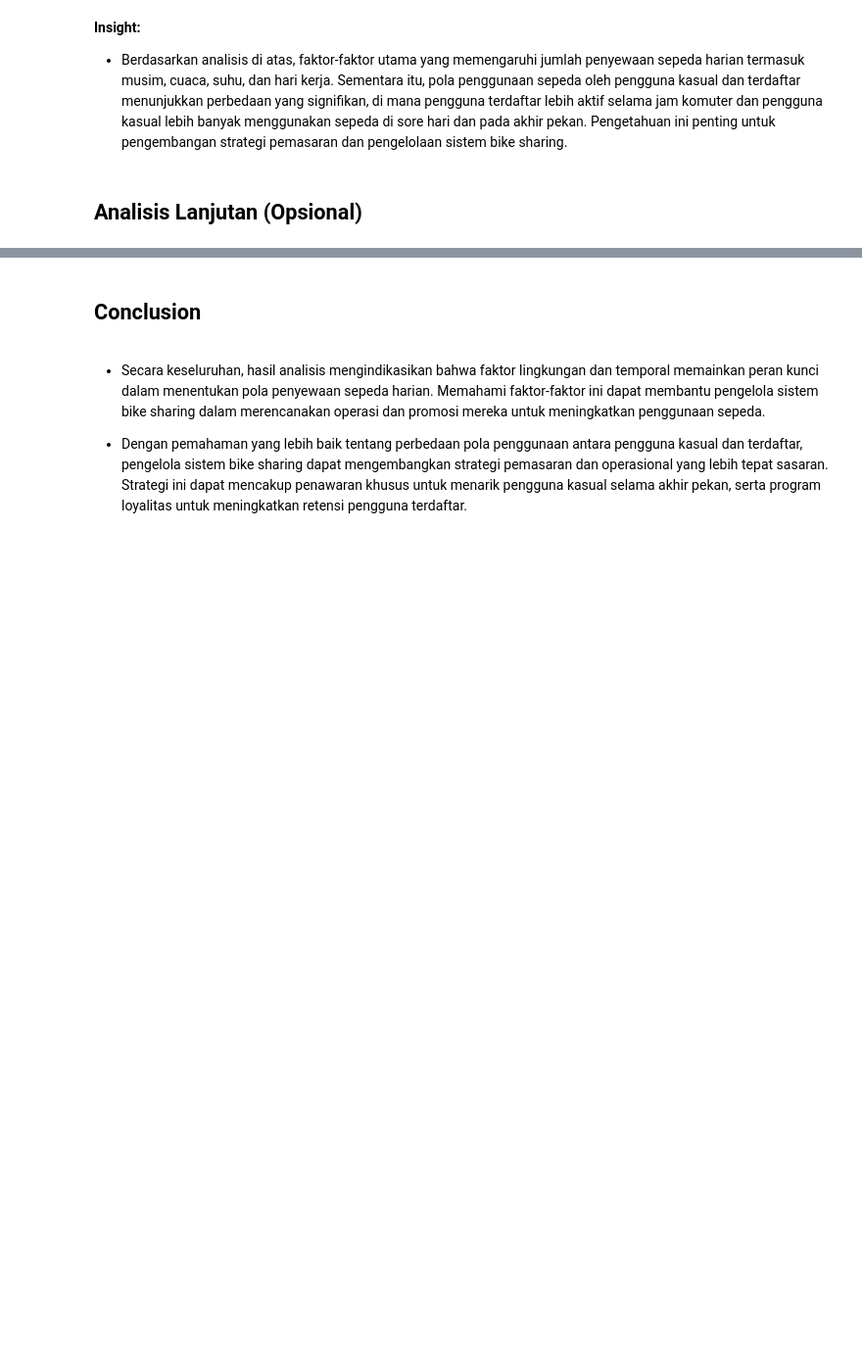
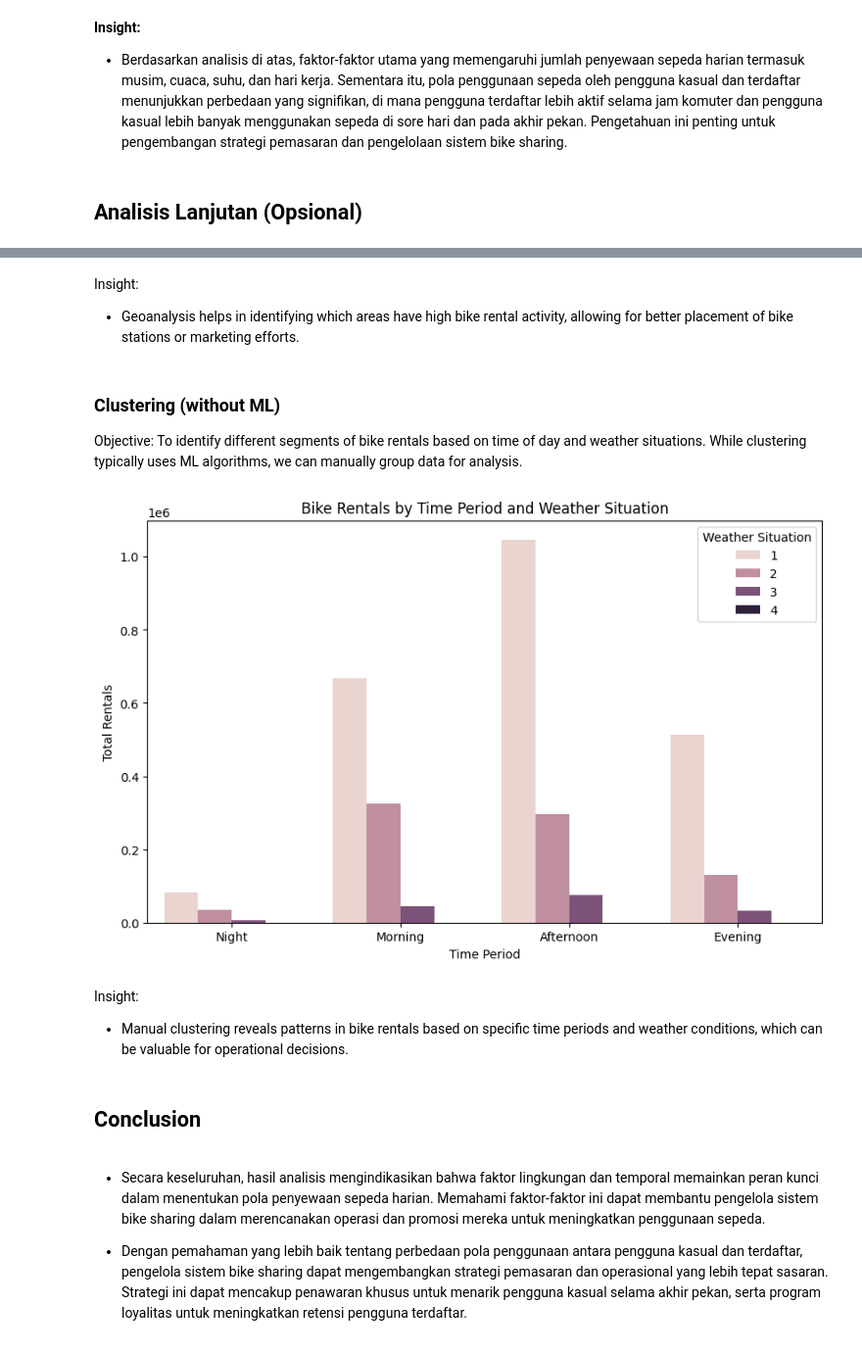
Before and after one commit to alifrizqullahmaruf/Dicoding_ProyekAnalisisData, a Jupyter notebook: notebook.ipynb, the cells around one changed output, grey strips where cells are left out. Shown at 98% size. Saved outputs shown, nothing was run; the diff lists cells and outputs as text; code cells hidden in the pictures; blank space fills up the shorter version.

```diff
--- a/notebook.ipynb
+++ b/notebook.ipynb
@@ -354,3 +399,36 @@ plt.show()
+# %% [markdown]
+Insight:
+
+- Geoanalysis helps in identifying which areas have high bike rental activity, allowing for better placement of bike stations or marketing efforts.
+# %% [markdown]
+### Clustering (without ML)
+Objective: To identify different segments of bike rentals based on time of day and weather situations. While clustering typically uses ML algorithms, we can manually group data for analysis.
+# %%
+# Creating manual clusters based on rental patterns
+# For example, we can define time periods and weather situations
+
+# Define time periods (e.g., Morning, Afternoon, Evening, Night)
+hour_df['Time Period'] = pd.cut(hour_df['hr'], bins=[0, 6, 12, 18, 24], labels=['Night', 'Morning', 'Afternoon', 'Evening'])
+
+# Grouping by time period and weather situation
+clustered_df = hour_df.groupby(['Time Period', 'weathersit']).agg({
+    'cnt': 'sum',
+}).reset_index()
+
+# Plotting the clustered data
+plt.figure(figsize=(10, 6))
+sns.barplot(data=clustered_df, x='Time Period', y='cnt', hue='weathersit')
+plt.title('Bike Rentals by Time Period and Weather Situation')
+plt.xlabel('Time Period')
+plt.ylabel('Total Rentals')
+plt.legend(title='Weather Situation')
+plt.show()
+# %% [output]
+[figure, added]
+# %% [markdown]
+Insight:
+
+- Manual clustering reveals patterns in bike rentals based on specific time periods and weather conditions, which can be valuable for operational decisions.
 # %% [markdown]
 ## Conclusion
 # %% [markdown]
```
Also changed, not shown: parts of 12 cells of this notebook, 3 other files.
